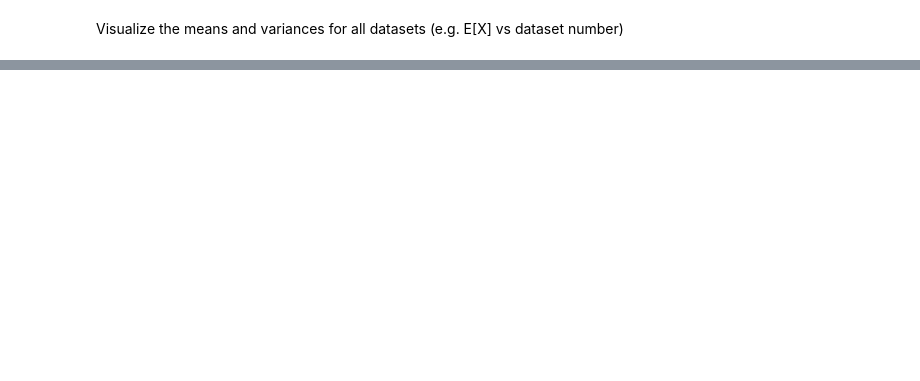
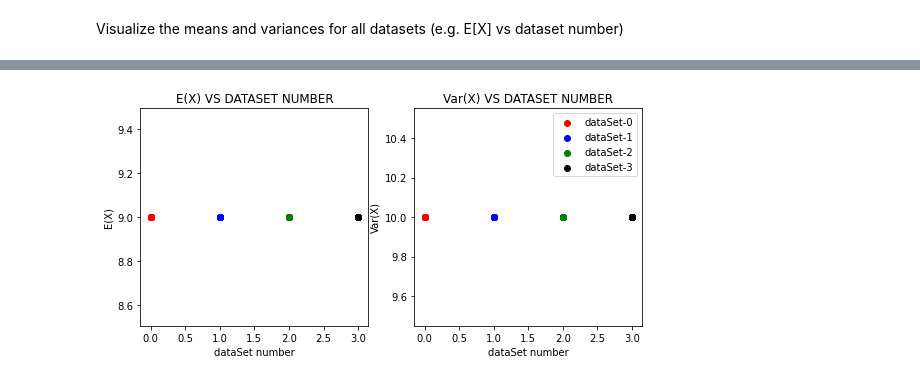
Before and after one commit to kmiec96/Modern-data-science, a Jupyter notebook: assignment_till_27.11.ipynb, the cells around one changed output, grey strips where cells are left out. Drawn from its saved outputs; the diff is of its cells as text; code cells hidden in the pictures; blank space fills up the shorter version.

```diff
--- a/assignment_till_27.11.ipynb
+++ b/assignment_till_27.11.ipynb
@@ -301,0 +241,52 @@ df
+# %%
+datax = data[['x','dataSet']] #my effort to select the data befor discovering panda
+x0=[]
+x1=[]
+x2=[]
+x3=[]
+for i in range(len(data)):
+    dataset = data.loc[i][2]
+    if dataset == 0:
+        x0.append(data.loc[i][0])
+    elif dataset == 1:
+        x1.append(data.loc[i][0])
+    elif dataset == 2:
+        x2.append(data.loc[i][0])
+    elif dataset == 3:
+        x3.append(data.loc[i][0])
+
+#panda  x0 = data[data['dataSet']==0]
+#x1 = data[data['dataSet']==1]
+#x2 = data[data['dataSet']==2]
+#x3 = data[data['dataSet']==3]
+
+E0=expval(x0)
+E1=expval(x1)
+E2=expval(x2)
+E3=expval(x3)
+V0=variance(x0)
+V1=variance(x1)
+V2=variance(x2)
+V3=variance(x3)
+
+fig, (ax1, ax2) = plt.subplots(1, 2,figsize=(9, 4))
+ax1.set_title("E(X) VS DATASET NUMBER")
+ax1.set_xlabel("dataSet number")
+ax1.set_ylabel("E(X)")
+ax1.scatter([0]*len(x0), np.array([E0]*len(x0)), label="dataSet-0", color = "red")
+ax1.scatter([1]*len(x1), np.array([E1]*len(x1)), label="dataSet-1", color = "blue")
+ax1.scatter([2]*len(x2), np.array([E2]*len(x2)), label="dataSet-2", color = "green")
+ax1.scatter([3]*len(x3), np.array([E3]*len(x3)), label="dataSet-3", color = "black")
+
+ax2.set_title("Var(X) VS DATASET NUMBER")
+ax2.set_xlabel("dataSet number")
+ax2.set_ylabel("Var(X)")
+ax2.scatter([0]*len(x0), np.array([V0]*len(x0)), label="dataSet-0", color = "red")
+ax2.scatter([1]*len(x1), np.array([V1]*len(x1)), label="dataSet-1", color = "blue")
+ax2.scatter([2]*len(x2), np.array([V2]*len(x2)), label="dataSet-2", color = "green")
+ax2.scatter([3]*len(x3), np.array([V3]*len(x3)), label="dataSet-3", color = "black")
+
+plt.legend()
+plt.show()
+# %% [output]
+[figure, added]
```
Also changed, not shown: parts of 14 cells of this notebook.
